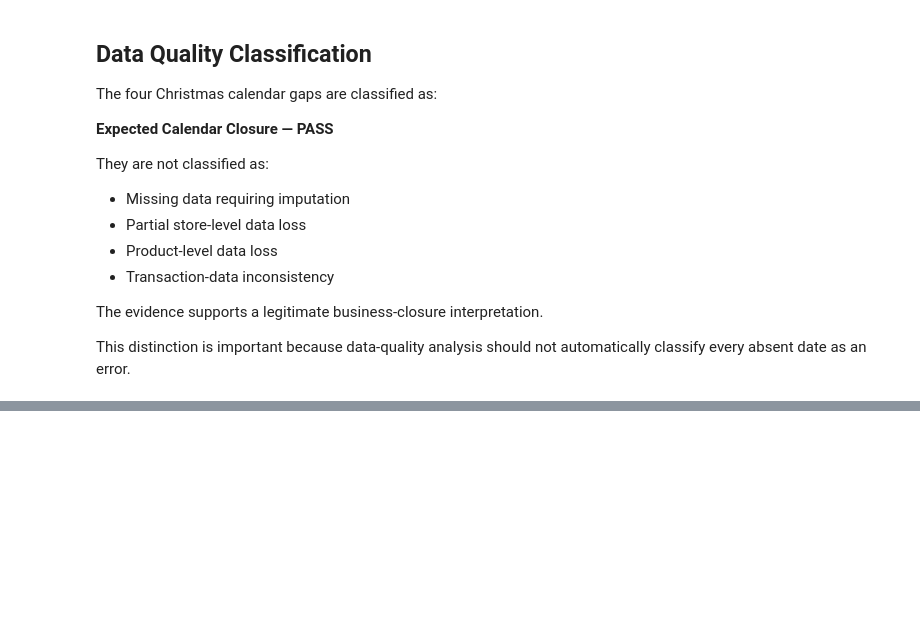
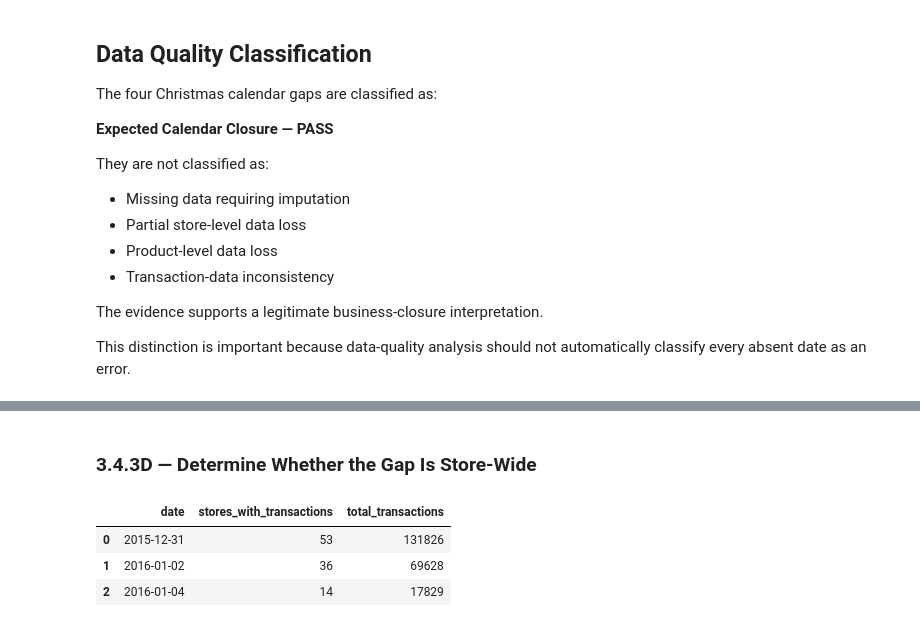
Before and after one commit to Abu-Hozaifa-Retail-Analyst/retail-sales-forecasting, a Jupyter notebook: notebooks/01_data_quality/02_initial_data_profiling.ipynb, the cells around one changed output, grey strips where cells are left out. Cells and saved outputs as stored; diff of their text form; code cells hidden in the pictures; blank space fills up the shorter version.

```diff
--- a/notebooks/01_data_quality/02_initial_data_profiling.ipynb
+++ b/notebooks/01_data_quality/02_initial_data_profiling.ipynb
@@ -3786,0 +3940,29 @@ automatically classify every absent date as an error.
+# %% [markdown]
+### 3.4.3D — Determine Whether the Gap Is Store-Wide
+# %%
+coverage_dates = pd.to_datetime([
+    "2015-12-31",
+    "2016-01-01",
+    "2016-01-02",
+    "2016-01-03",
+    "2016-01-04"
+])
+
+transaction_store_coverage = (
+    transactions[
+        transactions["date"].isin(coverage_dates)
+    ]
+    .groupby("date")
+    .agg(
+        stores_with_transactions=("store_nbr", "nunique"),
+        total_transactions=("transactions", "sum")
+    )
+    .reset_index()
+)
+
+transaction_store_coverage
+# %% [output]
+|  | date | stores_with_transactions | total_transactions |
+| 0 | 2015-12-31 | 53 | 131826 |
+| 1 | 2016-01-02 | 36 | 69628 |
+| 2 | 2016-01-04 | 14 | 17829 |
```
Also changed, not shown: parts of 18 cells of this notebook, 1 other file.
